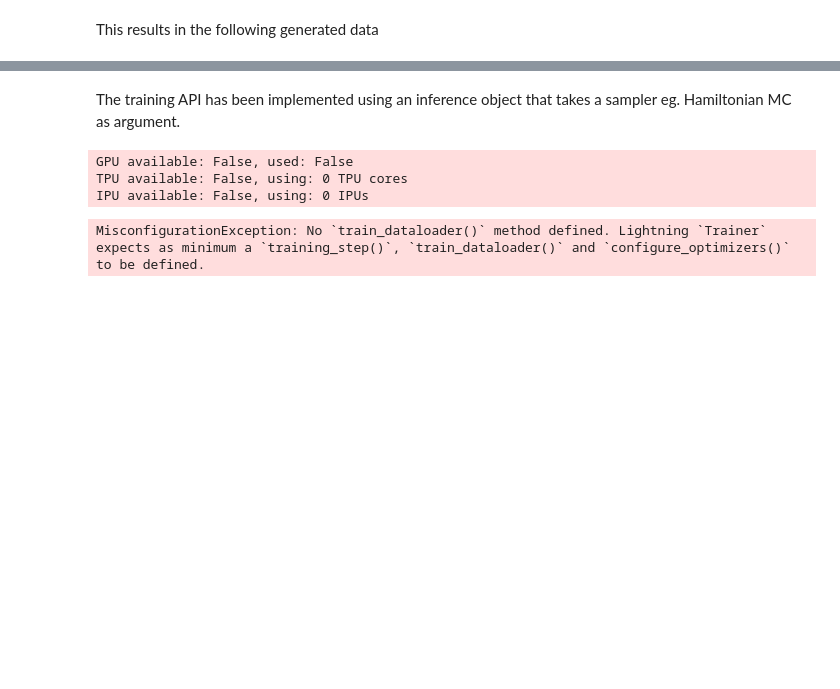
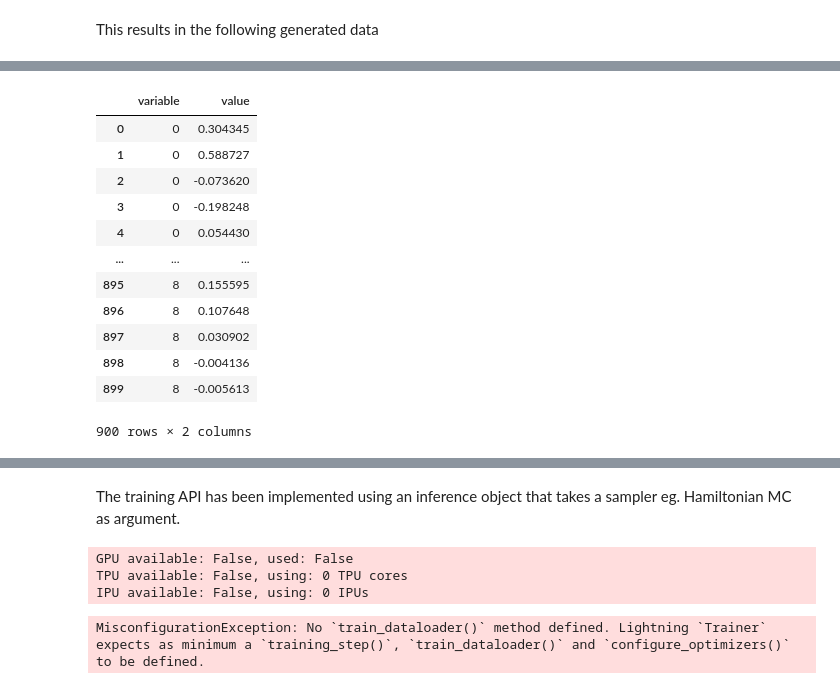
Before and after one commit to sorenhartmann/Speciale, a Jupyter notebook: notebooks/toy_model.ipynb, the cells around one changed output, grey strips where cells are left out. Drawn from its saved outputs; the diff is of its cells as text; code cells hidden in the pictures; blank space fills up the shorter version.

```diff
--- a/notebooks/toy_model.ipynb
+++ b/notebooks/toy_model.ipynb
@@ -47,0 +88,16 @@ plt.scatter(*toy_data[:])
+# %%
+pd.DataFrame(samples.numpy()).melt()
+# %% [output]
+|  | variable | value |
+| 0 | 0 | 0.304345 |
+| 1 | 0 | 0.588727 |
+| 2 | 0 | -0.073620 |
+| 3 | 0 | -0.198248 |
+| 4 | 0 | 0.054430 |
+| ... | ... | ... |
+| 895 | 8 | 0.155595 |
+| 896 | 8 | 0.107648 |
+| 897 | 8 | 0.030902 |
+| 898 | 8 | -0.004136 |
+| 899 | 8 | -0.005613 |
+900 rows × 2 columns
```
Also changed, not shown: parts of 18 cells of this notebook, 23 other files.
